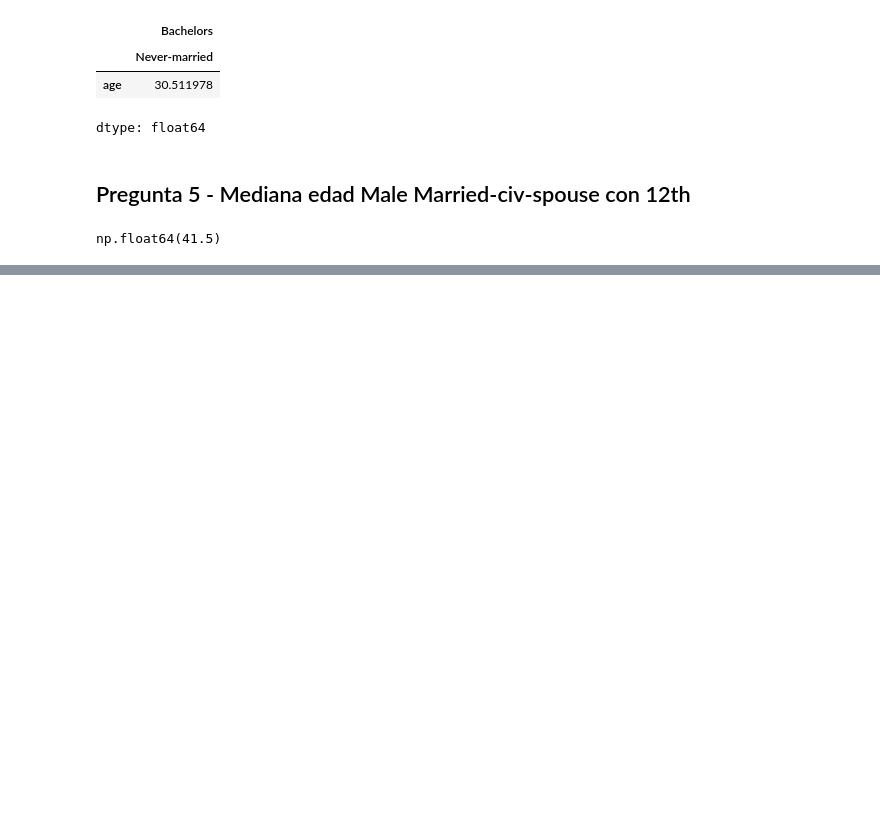
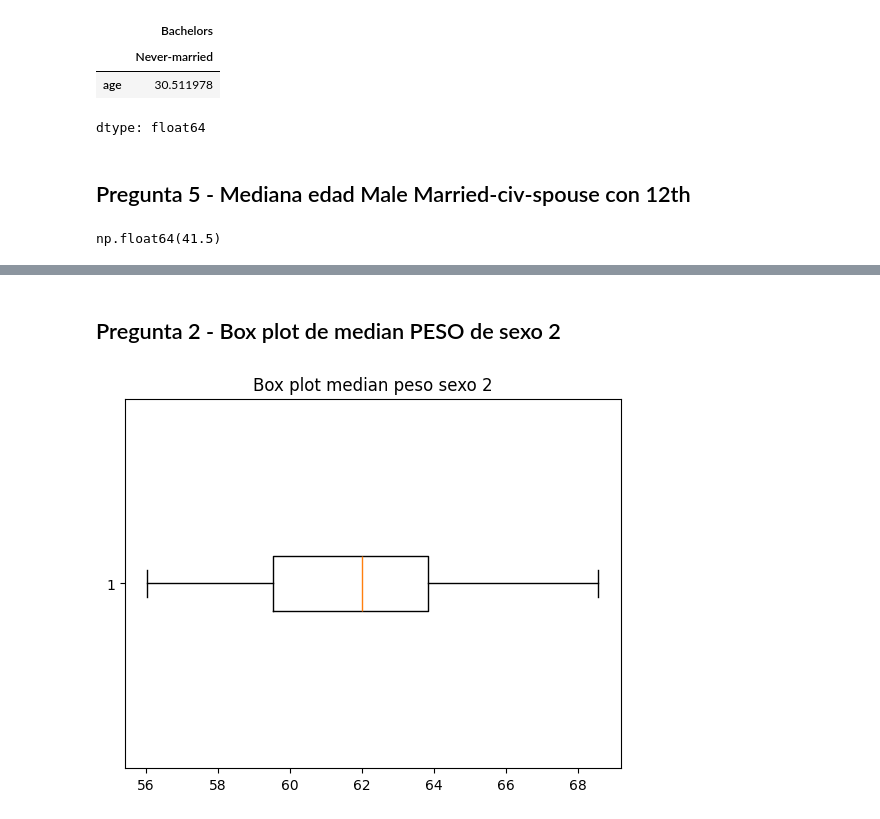
Before and after one commit to a00842247-alt/evidencies_2039_2026, a Jupyter notebook: Evidencias_de_las_Actividades.ipynb, the cells around one changed output, grey strips where cells are left out. Cells and saved outputs as stored; diff of their text form; code cells hidden in the pictures; blank space fills up the shorter version.

```diff
--- a/Evidencias_de_las_Actividades.ipynb
+++ b/Evidencias_de_las_Actividades.ipynb
@@ -64,0 +80,9 @@ np.float64(41.5)
+# %% [markdown]
+## Pregunta 2 - Box plot de median PESO de sexo 2
+# %%
+pt = pd.pivot_table(df, values='peso', index='desc_ent', columns='sexo', aggfunc='median')
+plt.boxplot(pt[2], vert=False, whis=(0, 100))
+plt.title('Box plot median peso sexo 2')
+plt.show()
+# %% [output]
+[figure, added]
```
Also changed, not shown: parts of 10 cells of this notebook.
